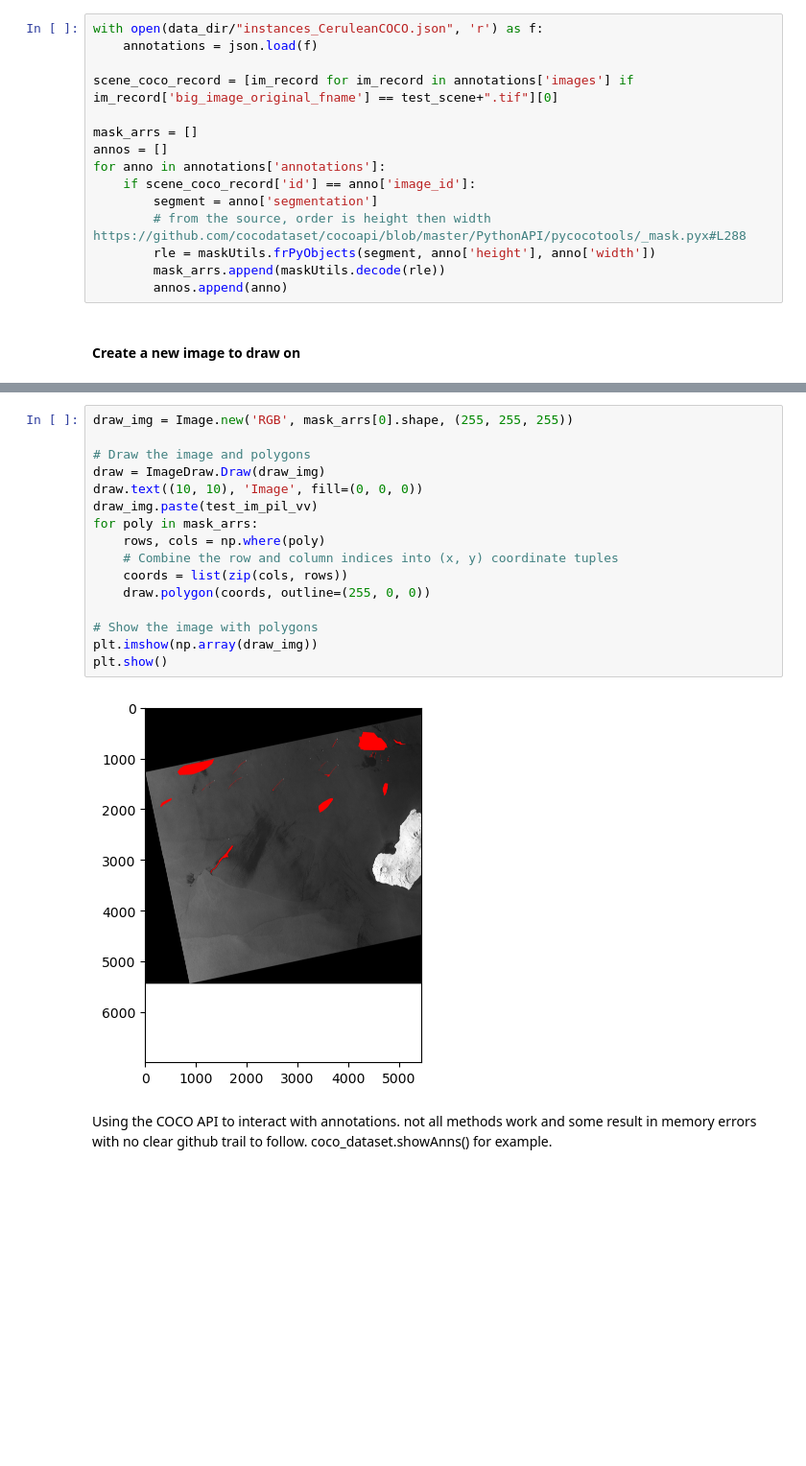
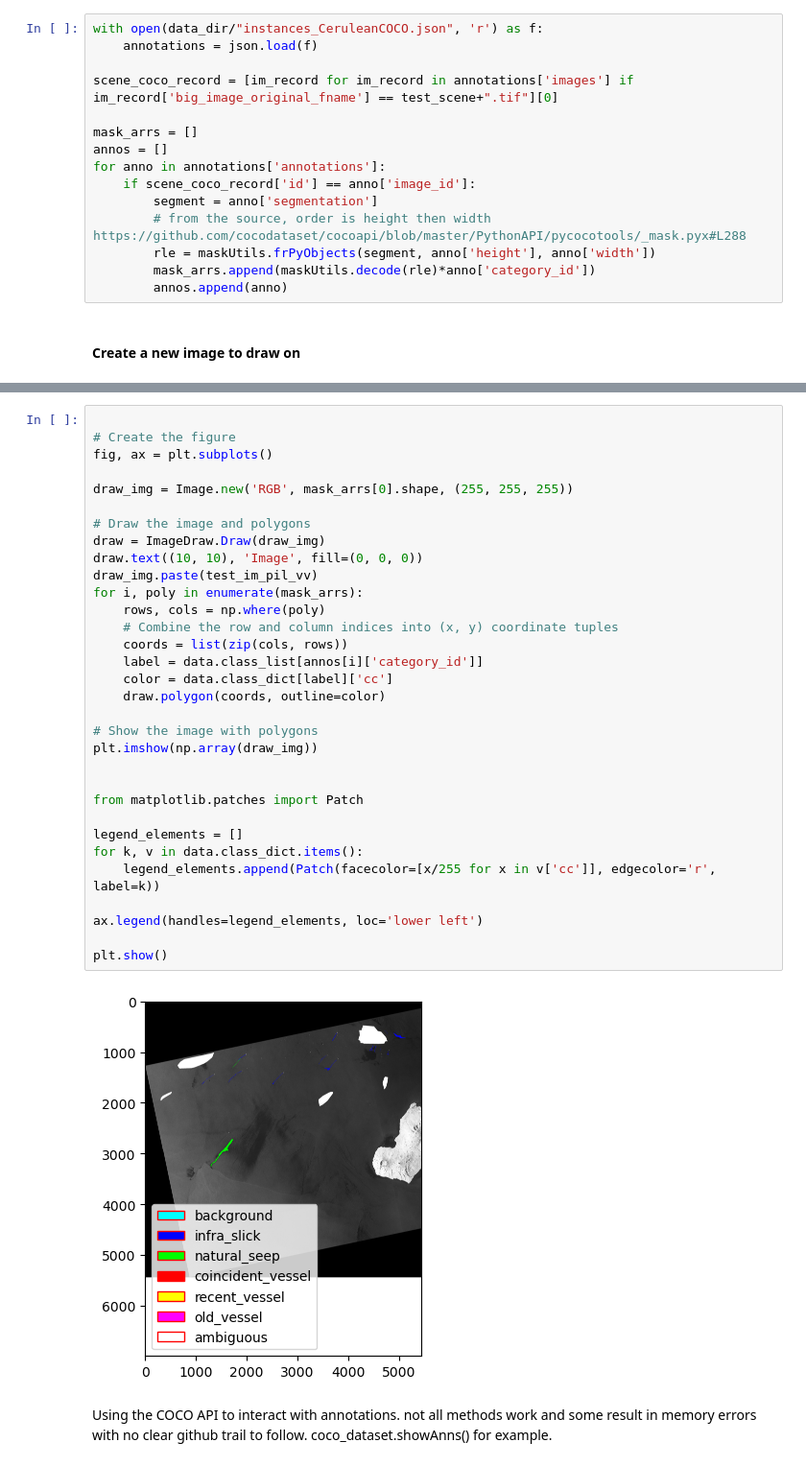
Before and after one commit to developmentseed/slickformer, a Jupyter notebook: notebooks/evaluation_mrcnn.ipynb, the cells around one changed output, grey strips where cells are left out. Shown: that part at 96% size. Cells and saved outputs as stored; diff of their text form; blank space fills up the shorter version.

Commit message:
plot slicks with legend

```diff
--- a/notebooks/evaluation_mrcnn.ipynb
+++ b/notebooks/evaluation_mrcnn.ipynb
@@ -51,7 +51,7 @@ for anno in annotations['annotations']:
         segment = anno['segmentation']
         # from the source, order is height then width https://github.com/cocodataset/cocoapi/blob/master/PythonAPI/pycocotools/_mask.pyx#L288
         rle = maskUtils.frPyObjects(segment, anno['height'], anno['width'])
-        mask_arrs.append(maskUtils.decode(rle))
+        mask_arrs.append(maskUtils.decode(rle)*anno['category_id'])
         annos.append(anno)
 # %% [markdown]
 #### Create a new image to draw on
@@ -58,21 +80,37 @@ for anno in annotations['annotations']:
 # %%
+
+# Create the figure
+fig, ax = plt.subplots()
+
 draw_img = Image.new('RGB', mask_arrs[0].shape, (255, 255, 255))
 
 # Draw the image and polygons
 draw = ImageDraw.Draw(draw_img)
 draw.text((10, 10), 'Image', fill=(0, 0, 0))
 draw_img.paste(test_im_pil_vv)
-for poly in mask_arrs:
+for i, poly in enumerate(mask_arrs):
     rows, cols = np.where(poly)
     # Combine the row and column indices into (x, y) coordinate tuples
     coords = list(zip(cols, rows))
-    draw.polygon(coords, outline=(255, 0, 0))
+    label = data.class_list[annos[i]['category_id']]
+    color = data.class_dict[label]['cc']
+    draw.polygon(coords, outline=color)
 
 # Show the image with polygons
 plt.imshow(np.array(draw_img))
+
+
+from matplotlib.patches import Patch
+
+legend_elements = []
+for k, v in data.class_dict.items():
+    legend_elements.append(Patch(facecolor=[x/255 for x in v['cc']], edgecolor='r', label=k))
+
+ax.legend(handles=legend_elements, loc='lower left')
+
 plt.show()
 # %% [output]
-[figure, old version]
+[figure, new version]
 # %% [markdown]
 Using the COCO API to interact with annotations. not all methods work and some result in memory errors with no clear github trail to follow. coco_dataset.showAnns() for example.
 # %%
```
Also changed, not shown: parts of 2 cells of this notebook.
